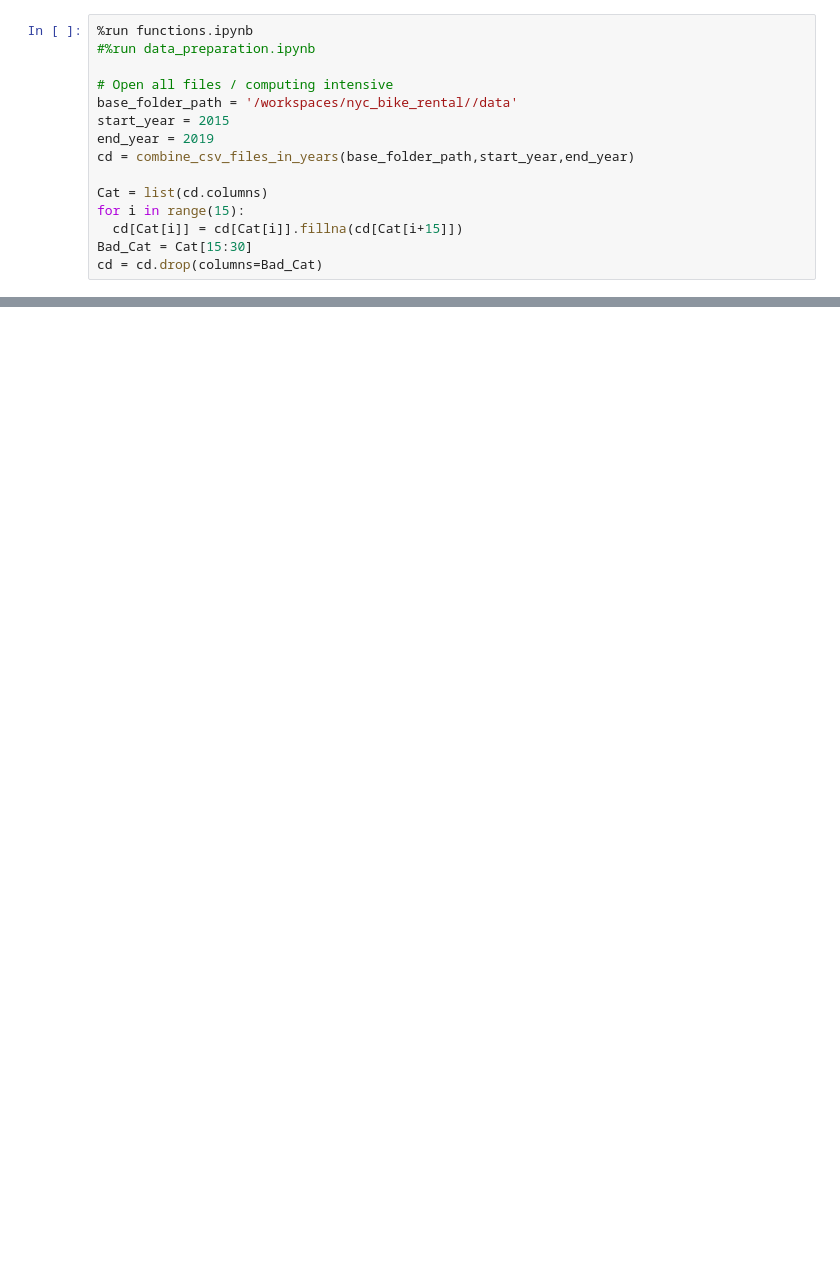
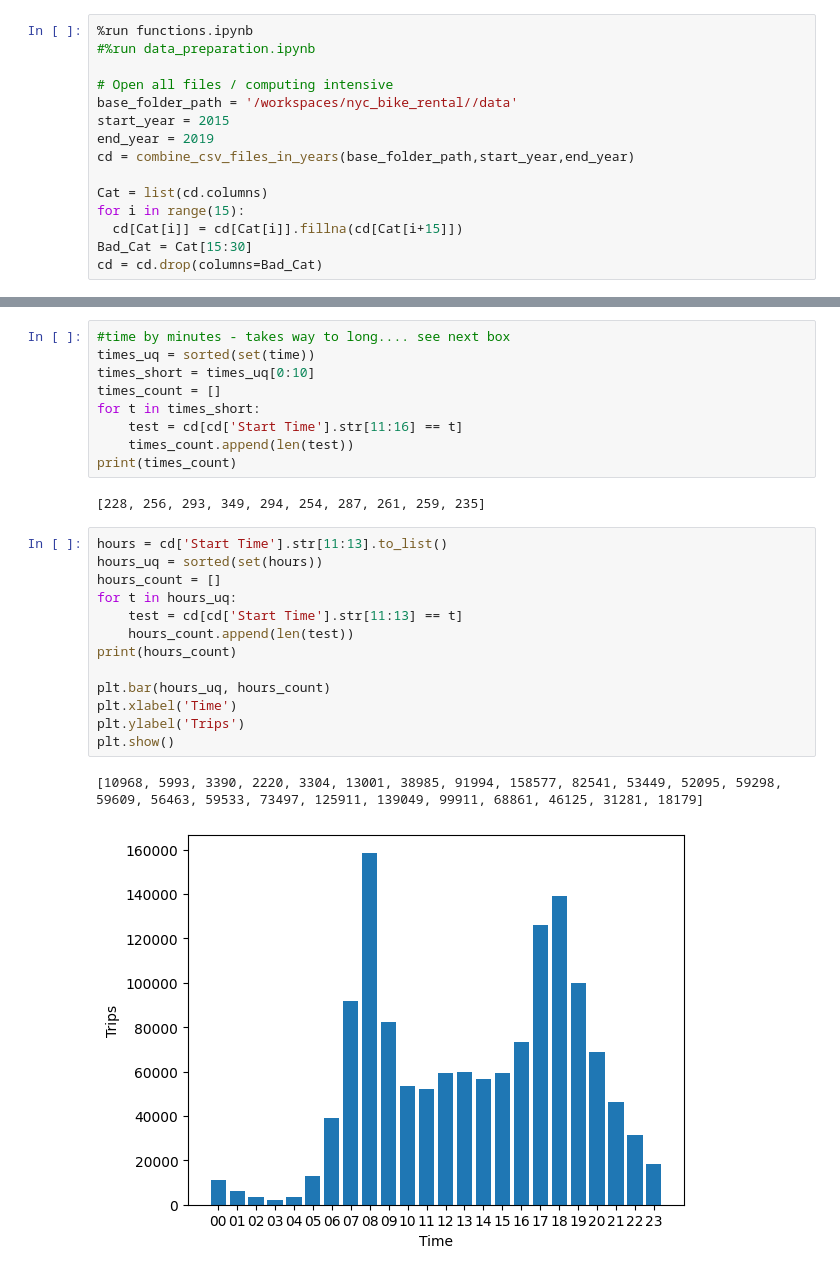
Before and after one commit to lukasschirren/nyc_bike_rental, a Jupyter notebook: Sophia_Workspace.ipynb, the cells around one changed output, grey strips where cells are left out. Drawn from its saved outputs; the diff is of its cells as text; blank space fills up the shorter version.

```diff
--- a/Sophia_Workspace.ipynb
+++ b/Sophia_Workspace.ipynb
@@ -18,3 +64,30 @@ import matplotlib.pyplot as plt
+# %%
+#time by minutes - takes way to long.... see next box
+times_uq = sorted(set(time))
+times_short = times_uq[0:10]
+times_count = []
+for t in times_short:
+    test = cd[cd['Start Time'].str[11:16] == t]
+    times_count.append(len(test))
+print(times_count)
+# %% [output]
+[228, 256, 293, 349, 294, 254, 287, 261, 259, 235]
+# %%
+hours = cd['Start Time'].str[11:13].to_list()
+hours_uq = sorted(set(hours))
+hours_count = []
+for t in hours_uq:
+    test = cd[cd['Start Time'].str[11:13] == t]
+    hours_count.append(len(test))
+print(hours_count)
+
+plt.bar(hours_uq, hours_count)
+plt.xlabel('Time')
+plt.ylabel('Trips')
+plt.show()
+# %% [output]
+[10968, 5993, 3390, 2220, 3304, 13001, 38985, 91994, 158577, 82541, 53449, 52095, 59298, 59609, 56463, 59533, 73497, 125911, 139049, 99911, 68861, 46125, 31281, 18179]
+[figure, added]
 # %%
 cd.tail()
 # %% [output]
```
Also changed, not shown: parts of 8 cells of this notebook.
